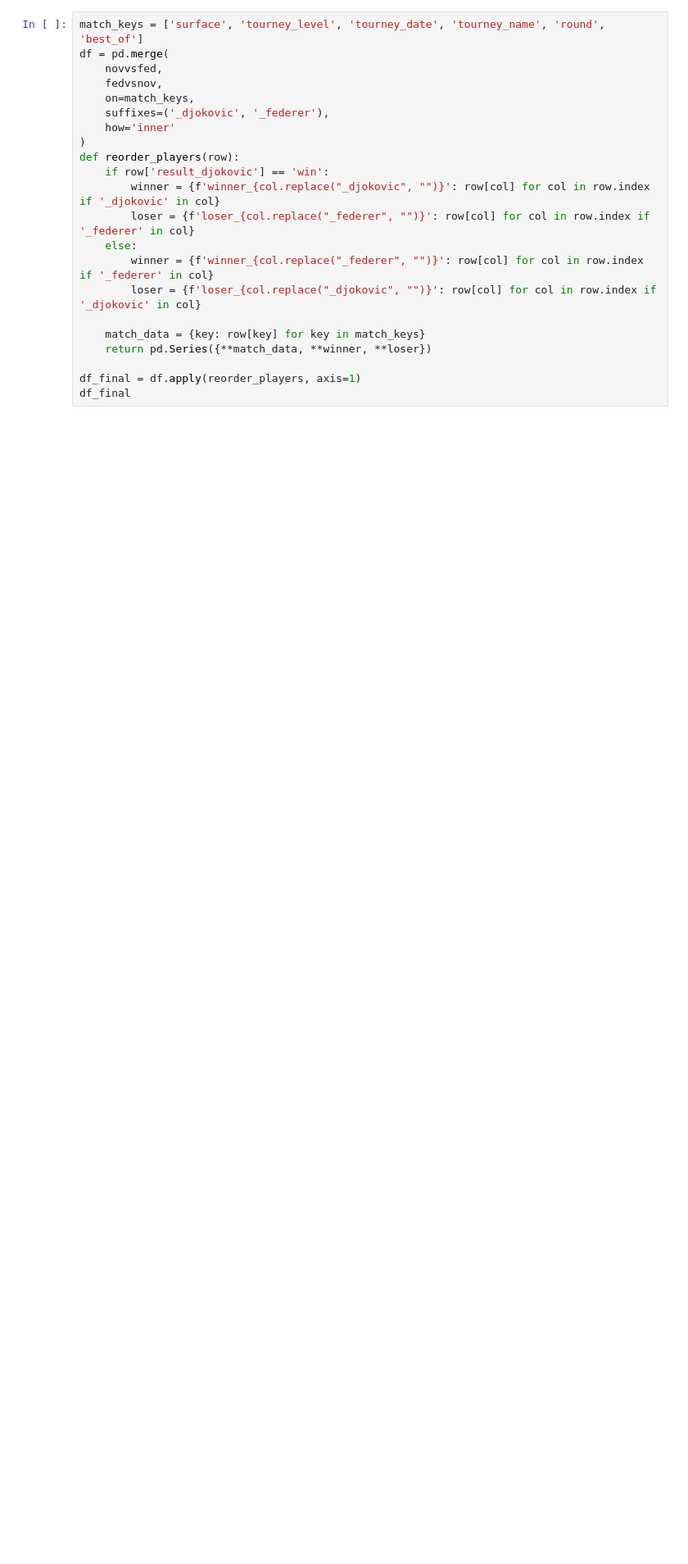
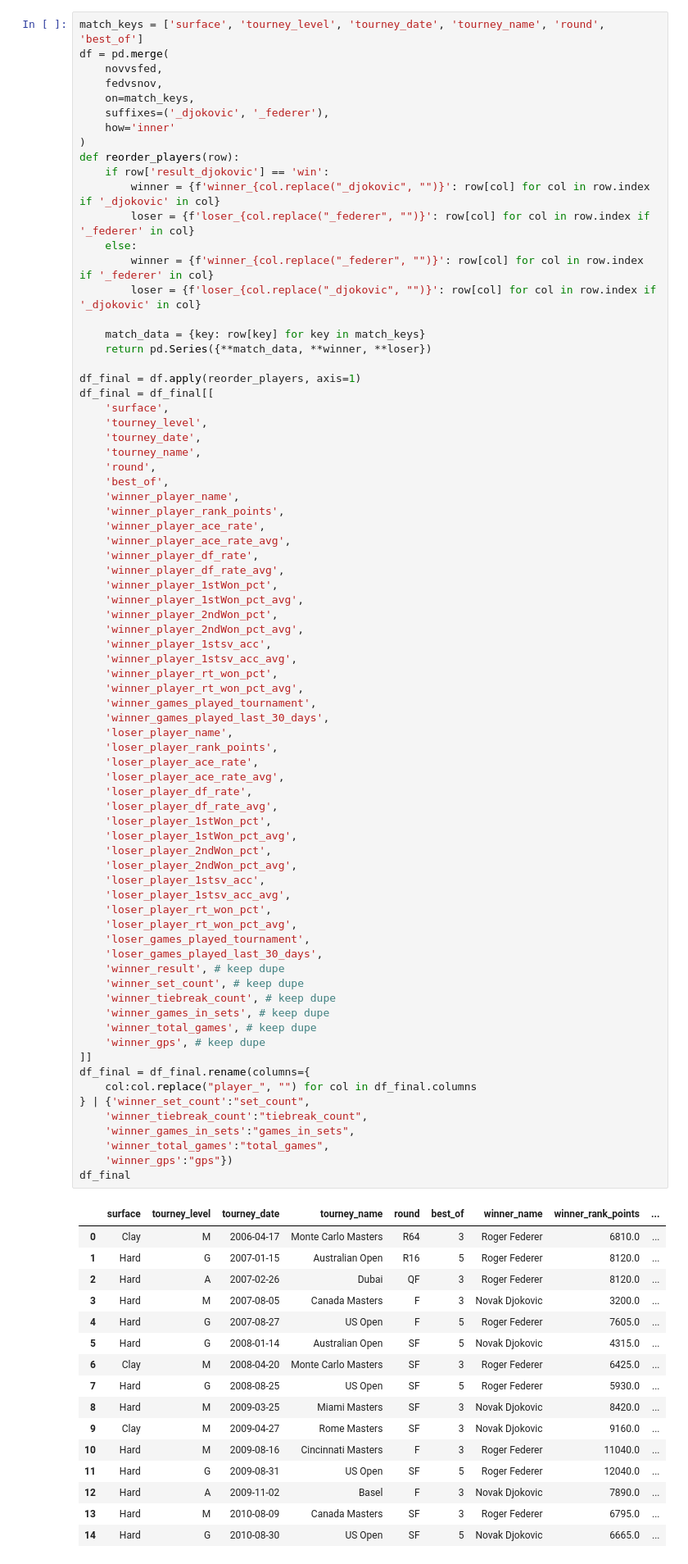
Before and after one commit to louissonofhud/tennis-betting, a Jupyter notebook: data scaper.ipynb, the cells around one changed output. Shown at 82% size. Saved outputs shown, nothing was run; the diff lists cells and outputs as text; blank space fills up the shorter version.

```diff
--- a/data scaper.ipynb
+++ b/data scaper.ipynb
@@ -39,22 +39,92 @@ fedvsnov = player_2_full.loc[player_2_full["opponent_name"]=="Novak Djokovic"].h
 # %%
 match_keys = ['surface', 'tourney_level', 'tourney_date', 'tourney_name', 'round', 'best_of']
 df = pd.merge(
     novvsfed,
     fedvsnov,
     on=match_keys,
     suffixes=('_djokovic', '_federer'),
     how='inner'
 )
 def reorder_players(row):
     if row['result_djokovic'] == 'win':
         winner = {f'winner_{col.replace("_djokovic", "")}': row[col] for col in row.index if '_djokovic' in col}
         loser = {f'loser_{col.replace("_federer", "")}': row[col] for col in row.index if '_federer' in col}
     else:
         winner = {f'winner_{col.replace("_federer", "")}': row[col] for col in row.index if '_federer' in col}
         loser = {f'loser_{col.replace("_djokovic", "")}': row[col] for col in row.index if '_djokovic' in col}
 
     match_data = {key: row[key] for key in match_keys}
     return pd.Series({**match_data, **winner, **loser})
 
 df_final = df.apply(reorder_players, axis=1)
+df_final = df_final[[
+    'surface',
+    'tourney_level',
+    'tourney_date',
+    'tourney_name',
+    'round',
+    'best_of',
+    'winner_player_name',
+    'winner_player_rank_points',
+    'winner_player_ace_rate',
+    'winner_player_ace_rate_avg',
+    'winner_player_df_rate',
+    'winner_player_df_rate_avg',
+    'winner_player_1stWon_pct',
+    'winner_player_1stWon_pct_avg',
+    'winner_player_2ndWon_pct',
+    'winner_player_2ndWon_pct_avg',
+    'winner_player_1stsv_acc',
+    'winner_player_1stsv_acc_avg',
+    'winner_player_rt_won_pct',
+    'winner_player_rt_won_pct_avg',
+    'winner_games_played_tournament',
+    'winner_games_played_last_30_days',
+    'loser_player_name',
+    'loser_player_rank_points',
+    'loser_player_ace_rate',
+    'loser_player_ace_rate_avg',
+    'loser_player_df_rate',
+    'loser_player_df_rate_avg',
+    'loser_player_1stWon_pct',
+    'loser_player_1stWon_pct_avg',
+    'loser_player_2ndWon_pct',
+    'loser_player_2ndWon_pct_avg',
+    'loser_player_1stsv_acc',
+    'loser_player_1stsv_acc_avg',
+    'loser_player_rt_won_pct',
+    'loser_player_rt_won_pct_avg',
+    'loser_games_played_tournament',
+    'loser_games_played_last_30_days',
+    'winner_result', # keep dupe
+    'winner_set_count', # keep dupe
+    'winner_tiebreak_count', # keep dupe
+    'winner_games_in_sets', # keep dupe
+    'winner_total_games', # keep dupe
+    'winner_gps', # keep dupe
+]]
+df_final = df_final.rename(columns={
+    col:col.replace("player_", "") for col in df_final.columns
+} | {'winner_set_count':"set_count",
+    'winner_tiebreak_count':"tiebreak_count",
+    'winner_games_in_sets':"games_in_sets",
+    'winner_total_games':"total_games",
+    'winner_gps':"gps"})
 df_final
+# %% [output]
+|  | surface | tourney_level | tourney_date | tourney_name | round | best_of | winner_name | winner_rank_points | ... |
+| 0 | Clay | M | 2006-04-17 | Monte Carlo Masters | R64 | 3 | Roger Federer | 6810.0 | ... |
+| 1 | Hard | G | 2007-01-15 | Australian Open | R16 | 5 | Roger Federer | 8120.0 | ... |
+| 2 | Hard | A | 2007-02-26 | Dubai | QF | 3 | Roger Federer | 8120.0 | ... |
+| 3 | Hard | M | 2007-08-05 | Canada Masters | F | 3 | Novak Djokovic | 3200.0 | ... |
+| 4 | Hard | G | 2007-08-27 | US Open | F | 5 | Roger Federer | 7605.0 | ... |
+| 5 | Hard | G | 2008-01-14 | Australian Open | SF | 5 | Novak Djokovic | 4315.0 | ... |
+| 6 | Clay | M | 2008-04-20 | Monte Carlo Masters | SF | 3 | Roger Federer | 6425.0 | ... |
+| 7 | Hard | G | 2008-08-25 | US Open | SF | 5 | Roger Federer | 5930.0 | ... |
+| 8 | Hard | M | 2009-03-25 | Miami Masters | SF | 3 | Novak Djokovic | 8420.0 | ... |
+| 9 | Clay | M | 2009-04-27 | Rome Masters | SF | 3 | Novak Djokovic | 9160.0 | ... |
+| 10 | Hard | M | 2009-08-16 | Cincinnati Masters | F | 3 | Roger Federer | 11040.0 | ... |
+| 11 | Hard | G | 2009-08-31 | US Open | SF | 5 | Roger Federer | 12040.0 | ... |
+| 12 | Hard | A | 2009-11-02 | Basel | F | 3 | Novak Djokovic | 7890.0 | ... |
+| 13 | Hard | M | 2010-08-09 | Canada Masters | SF | 3 | Roger Federer | 6795.0 | ... |
+| 14 | Hard | G | 2010-08-30 | US Open | SF | 5 | Novak Djokovic | 6665.0 | ... |
```
Also changed, not shown: parts of 2 cells of this notebook, 1 other file.
